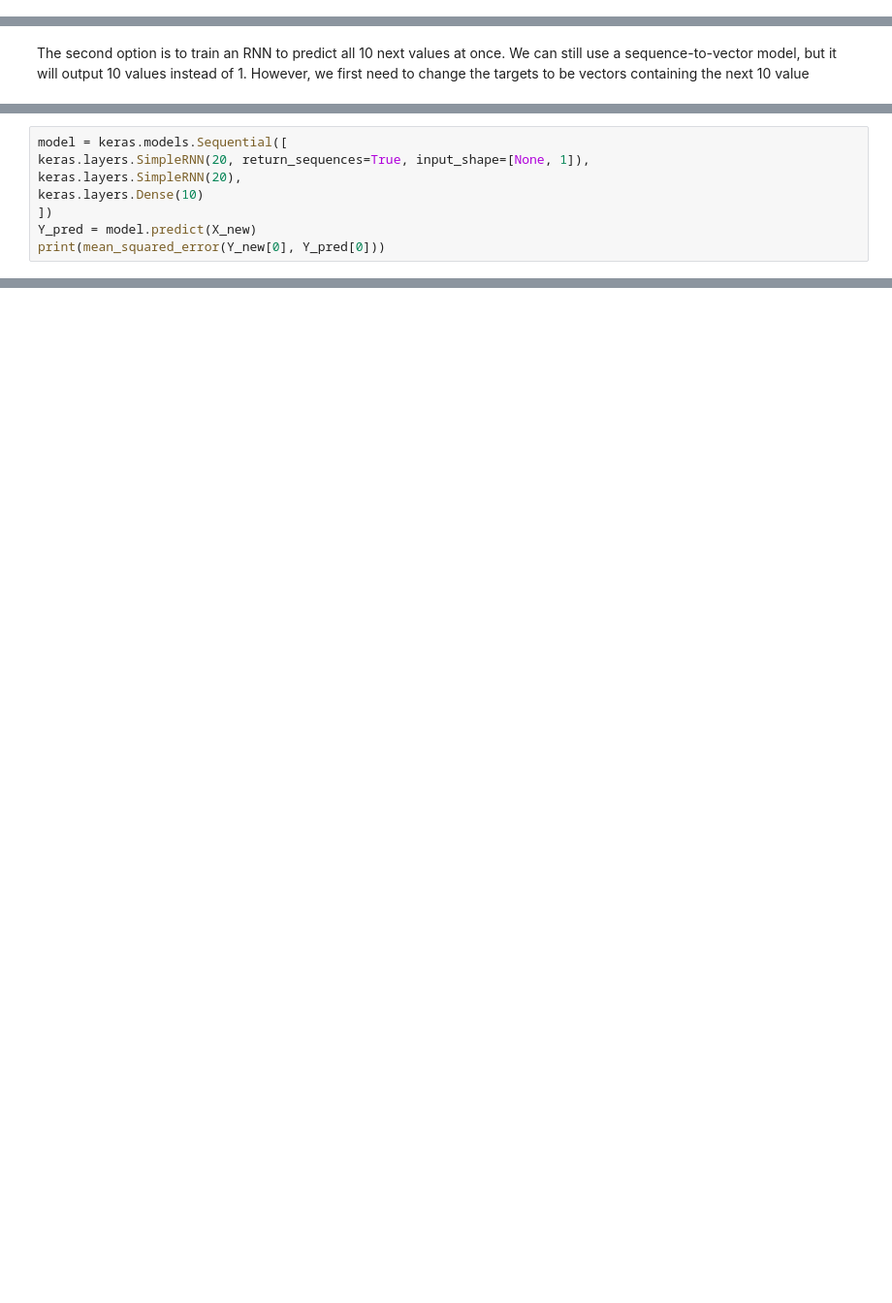
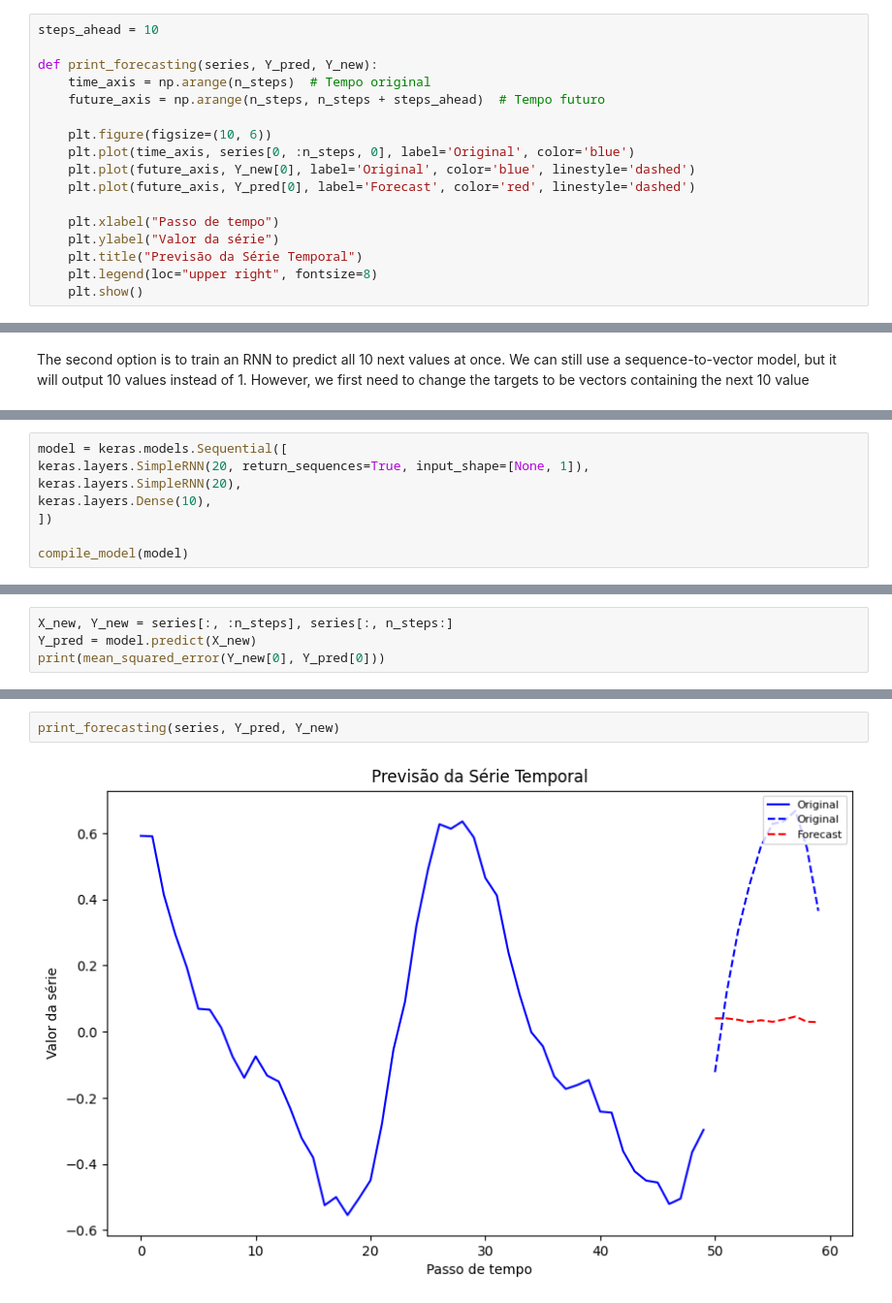
Before and after one commit to sarahmss/IC-2025.1, a Jupyter notebook: HOML/15-7/TimeSeries.ipynb, the cells around one changed output, grey strips where cells are left out. Shown at 97% size. Saved outputs shown, nothing was run; the diff lists cells and outputs as text; blank space fills up the shorter version.

```diff
--- a/HOML/15-7/TimeSeries.ipynb
+++ b/HOML/15-7/TimeSeries.ipynb
@@ -177,3 +177,20 @@ Validation MSE: 0.0028
 # %% [markdown]
 
 The first option is to use the model we already trained, make it predict the next value, then add that value to the inputs (acting as if this predicted value had actually occurred), and use the model again to predict the following value, and so on, as in the following code:
+# %%
+steps_ahead = 10
+
+def print_forecasting(series, Y_pred, Y_new):
+    time_axis = np.arange(n_steps)  # Tempo original
+    future_axis = np.arange(n_steps, n_steps + steps_ahead)  # Tempo futuro
+
+    plt.figure(figsize=(10, 6))
+    plt.plot(time_axis, series[0, :n_steps, 0], label='Original', color='blue')
+    plt.plot(future_axis, Y_new[0], label='Original', color='blue', linestyle='dashed')
+    plt.plot(future_axis, Y_pred[0], label='Forecast', color='red', linestyle='dashed')
+
+    plt.xlabel("Passo de tempo")
+    plt.ylabel("Valor da série")
+    plt.title("Previsão da Série Temporal")
+    plt.legend(loc="upper right", fontsize=8)
+    plt.show()
@@ -228,8 +239,8 @@ containing the next 10 value
 model = keras.models.Sequential([
 keras.layers.SimpleRNN(20, return_sequences=True, input_shape=[None, 1]),
 keras.layers.SimpleRNN(20),
-keras.layers.Dense(10)
+keras.layers.Dense(10),
 ])
-Y_pred = model.predict(X_new)
-print(mean_squared_error(Y_new[0], Y_pred[0]))
+
+compile_model(model)
 # %% [output]
@@ -251,0 +264,4 @@ plt.show()
+# %%
+X_new, Y_new = series[:, :n_steps], series[:, n_steps:]
+Y_pred = model.predict(X_new)
+print(mean_squared_error(Y_new[0], Y_pred[0]))
@@ -251,0 +271,4 @@ plt.show()
+# %%
+print_forecasting(series, Y_pred, Y_new)
+# %% [output]
+[figure, added]
```
Also changed, not shown: parts of 13 cells of this notebook, 2 other files.
